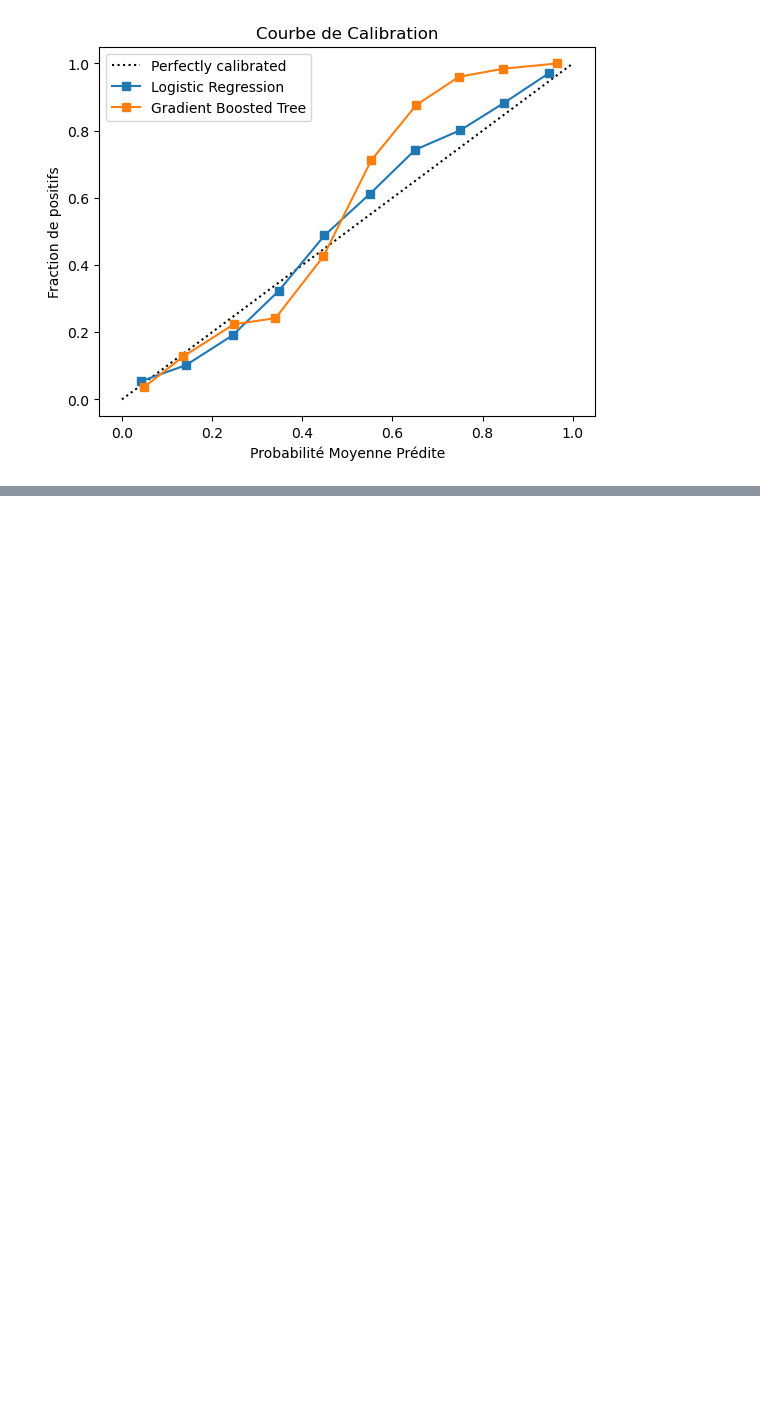
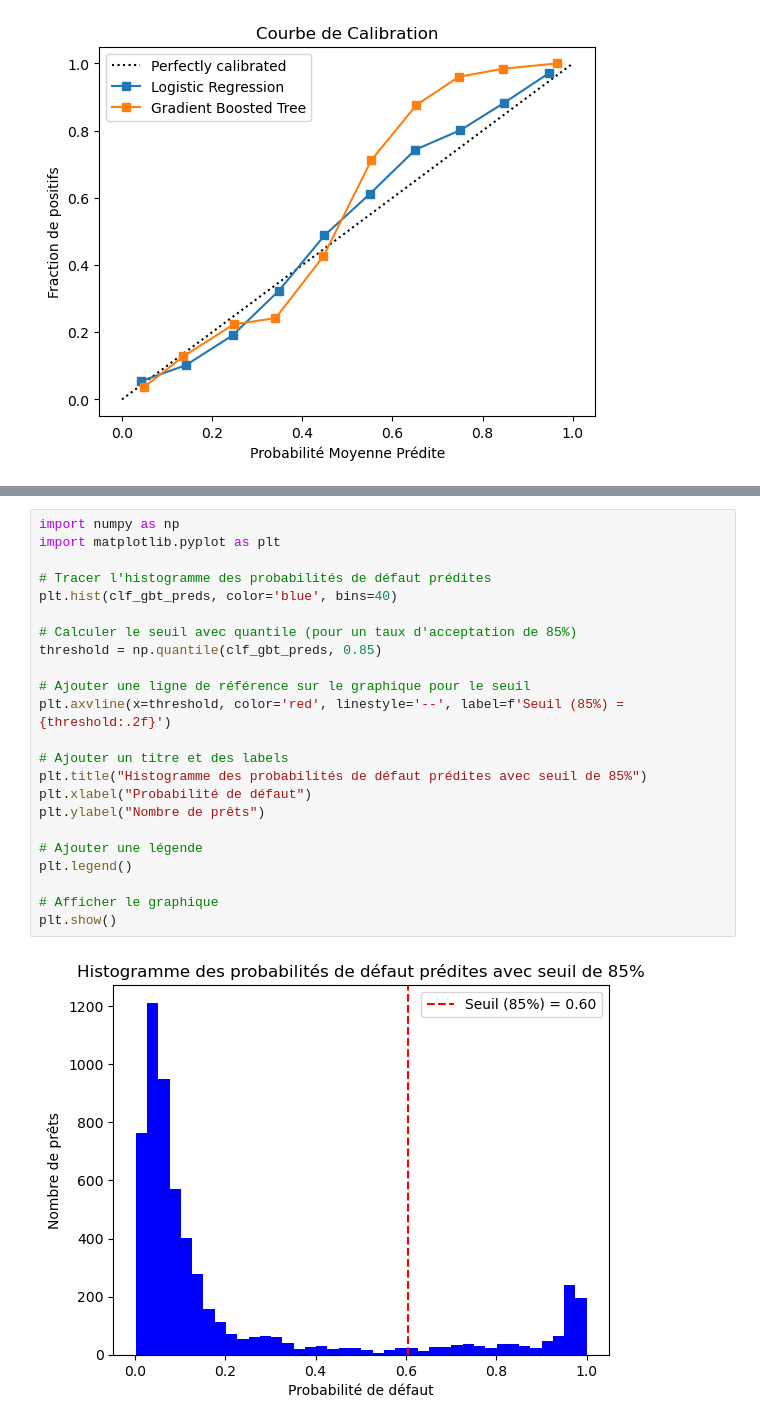
Before and after one commit to FromTchouaffe/portfolio, a Jupyter notebook: pret_data_RegLogVSRegXGBT.ipynb, the cells around one changed output, grey strips where cells are left out. Drawn from its saved outputs; the diff is of its cells as text; blank space fills up the shorter version.

```diff
--- a/pret_data_RegLogVSRegXGBT.ipynb
+++ b/pret_data_RegLogVSRegXGBT.ipynb
@@ -174,0 +215,25 @@ plt.show()
+# %%
+import numpy as np
+import matplotlib.pyplot as plt
+
+# Tracer l'histogramme des probabilités de défaut prédites
+plt.hist(clf_gbt_preds, color='blue', bins=40)
+
+# Calculer le seuil avec quantile (pour un taux d'acceptation de 85%)
+threshold = np.quantile(clf_gbt_preds, 0.85)
+
+# Ajouter une ligne de référence sur le graphique pour le seuil
+plt.axvline(x=threshold, color='red', linestyle='--', label=f'Seuil (85%) = {threshold:.2f}')
+
+# Ajouter un titre et des labels
+plt.title("Histogramme des probabilités de défaut prédites avec seuil de 85%")
+plt.xlabel("Probabilité de défaut")
+plt.ylabel("Nombre de prêts")
+
+# Ajouter une légende
+plt.legend()
+
+# Afficher le graphique
+plt.show()
+# %% [output]
+[figure, added]
```
Also changed, not shown: parts of 23 cells of this notebook.
